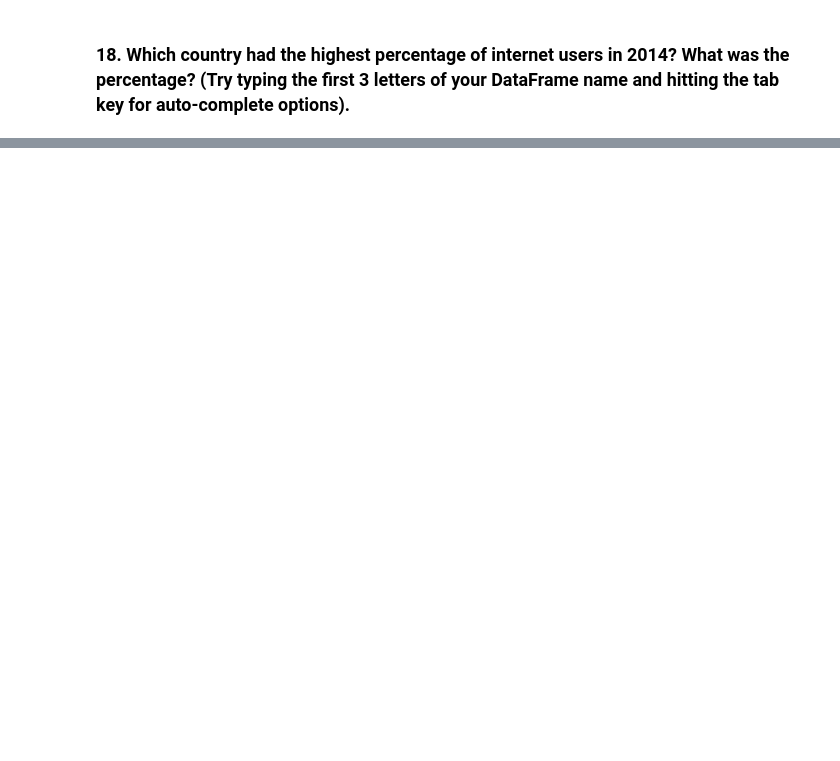
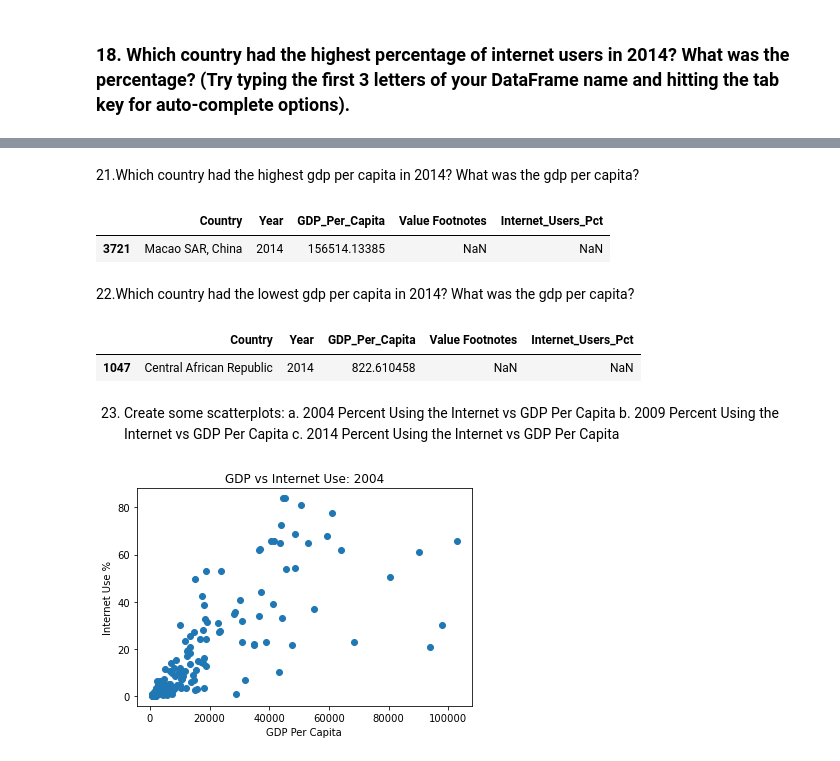
Before and after one commit to CeciliaNd/gdp-and-internet-usage-Python, a Jupyter notebook: Notebook/UN_project.ipynb, the cells around one changed output, grey strips where cells are left out. Cells and saved outputs as stored; diff of their text form; code cells hidden in the pictures; blank space fills up the shorter version.

```diff
--- a/Notebook/UN_project.ipynb
+++ b/Notebook/UN_project.ipynb
@@ -82,6 +118,6 @@ print(internet_df)
 # %% [markdown]
 11. Change the columns for the GDP Per Capita DataFrame to ‘Country’, ‘Year’, and ‘GDP_Per_Capita’.
 # %%
-new_columns= ['Country','Year', 'GDP_Per_Capita']
-print(new_columns)
+gdp_df = gdp_df.rename(columns={'Country or Area': 'Country', 'Value': 'GDP_Per_Capita'})
+gdp_df.head()
 # %% [output]
@@ -89,6 +130,6 @@ print(new_columns)
 # %% [markdown]
 12. Change the columns for the Internet Users DataFrame to ‘Country’, ‘Year’, and ‘Internet_Users_Pct’.
 # %%
-internet_pdf = ['Country', 'Year', 'Internet_Users_Pct']
-print(internet_pdf)
+internet_df.columns = ['Country', 'Year', 'Internet_Users_Pct']
+internet_df.head()
 # %% [output]
@@ -97,6 +143,4 @@ print(internet_pdf)
 13. Merge the two DataFrames to one. Merge all rows from each of the two DataFrames. Call the new DataFrame gdp_and_internet_use.
 # %%
 
-s1 = pd.Series(['Country or Area', 'Year', 'Value'])
-gdp_and_internet_use = pd.concat([s1, gdp_df], axis =1)
-print(gdp_and_internet_use)
+gdp_and_internet_use = pd.merge(gdp_df, internet_df, how='outer', on = ['Country', 'Year'])
@@ -162,6 +181,10 @@ print(year)
 # %% [markdown]
 17. Create three new DataFrames, one for 2004, one for 2009, and one for 2014. Give them meaningful names that aren't too long.
 # %%
-year = gdp_and_internet_use["Year"] = 2004
-print(year)
+gdp_int_04 = gdp_and_internet_use[(gdp_and_internet_use["Year"] == 2004)]
+gdp_int_09 = gdp_and_internet_use[(gdp_and_internet_use["Year"] == 2009)]
+gdp_int_14 = gdp_and_internet_use[(gdp_and_internet_use["Year"] == 2014)]
+print(gdp_int_04.head())
+print(gdp_int_09.head())
+print(gdp_int_14.head())
 # %% [output]
@@ -187,0 +244,30 @@ Which country had the lowest percentage of internet users in 2014? What was the
+# %% [markdown]
+21.Which country had the highest gdp per capita in 2014? What was the gdp per capita?
+# %%
+gdp_int_14.nlargest(1, "GDP_Per_Capita")
+# %% [output]
+|  | Country | Year | GDP_Per_Capita | Value Footnotes | Internet_Users_Pct |
+| 3721 | Macao SAR, China | 2014 | 156514.13385 | NaN | NaN |
+# %% [markdown]
+22.Which country had the lowest gdp per capita in 2014? What was the gdp per capita?
+# %%
+gdp_int_14.nsmallest(1, "GDP_Per_Capita")
+# %% [output]
+|  | Country | Year | GDP_Per_Capita | Value Footnotes | Internet_Users_Pct |
+| 1047 | Central African Republic | 2014 | 822.610458 | NaN | NaN |
+# %% [markdown]
+23. Create some scatterplots:
+a. 2004 Percent Using the Internet vs GDP Per Capita
+b. 2009 Percent Using the Internet vs GDP Per Capita
+c. 2014 Percent Using the Internet vs GDP Per Capita
+# %%
+plt.scatter(gdp_int_04.GDP_Per_Capita,
+            gdp_int_04.Internet_Users_Pct)
+#Note: X-axis should be your independent variable, while the y-axis is the dependent.
+#Internet availability is more likely to be dependent on GDP than vice versa.
+
+plt.title('GDP vs Internet Use: 2004')
+plt.xlabel('GDP Per Capita')
+plt.ylabel('Internet Use %'); #The colon suppresses the ugly text at the top of the output
+# %% [output]
+[figure, added]
```
Also changed, not shown: parts of 51 cells of this notebook.
